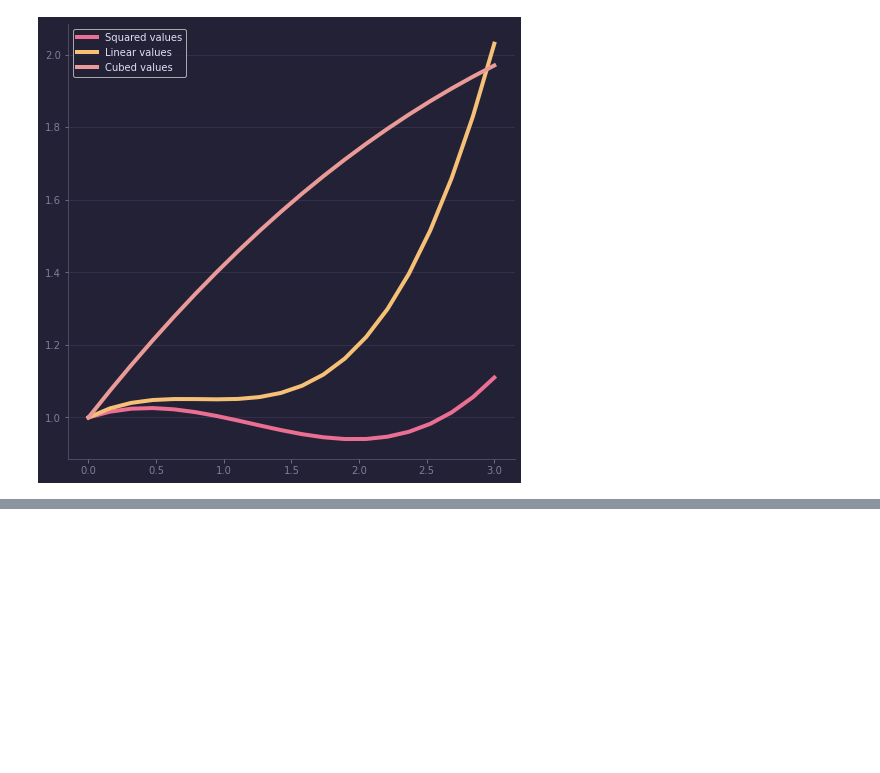
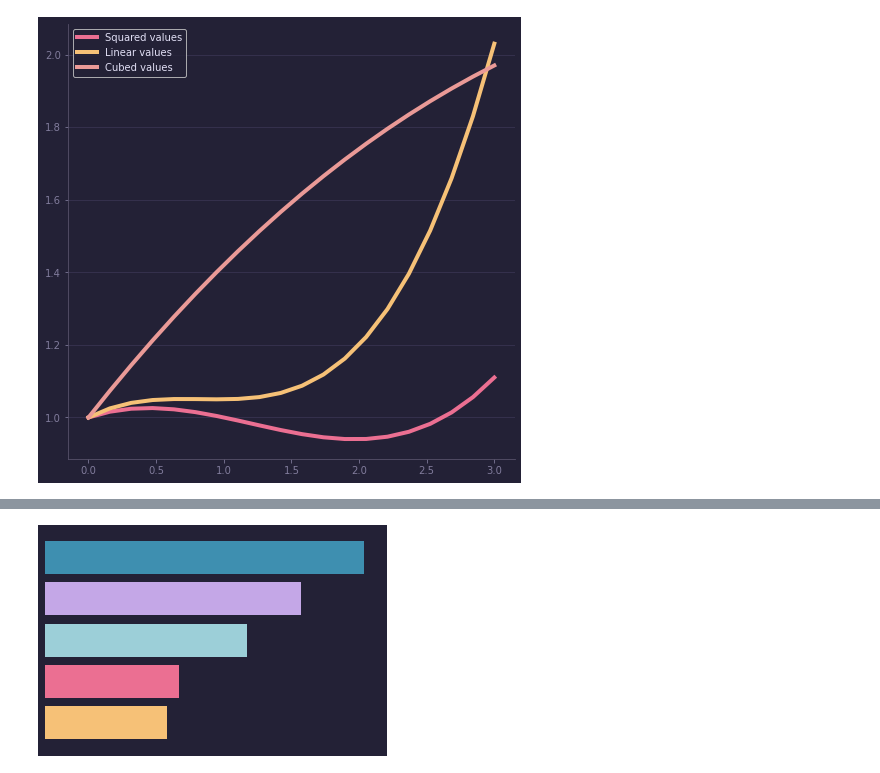
Before and after one commit to msimbao/counselsonlifestyle, a Jupyter notebook: plots/finalplayground.ipynb, the cells around one changed output, grey strips where cells are left out. Cells and saved outputs as stored; diff of their text form; code cells hidden in the pictures; blank space fills up the shorter version.

```diff
--- a/plots/finalplayground.ipynb
+++ b/plots/finalplayground.ipynb
@@ -267,0 +288,34 @@ plt.show()
+# %%
+# libraries
+# create dataset
+height = [2.9, 4.8, 3.2, 6.1, 7.6]
+bars = ('Vegan', 'Pesco-vegetarian', 'Lacto-ovo-vegetarian', 'Semi-vegetarian', 'Non-vegetarian')
+
+df = pd.DataFrame({
+    'Group': bars,
+    'Value': height
+})
+
+plt.style.use("rose-pine-moon.mplstyle")
+
+color = ['#f6c177', '#eb6f92', '#9ccfd8', '#c4a7e7', '#3e8fb0']
+
+# Initialize a Figure and an Axes
+fig, ax = plt.subplots()
+
+df = df.sort_values(by=['Value'])
+
+# Create horizontal bars
+ax.barh(y=df.Group, width=df.Value, color=color)
+
+ax.minorticks_off()
+
+ax.set_xticklabels([])
+ax.set_yticklabels([])
+
+ax.set_axis_off()
+ax.grid(True)
+# Show the plot
+plt.show()
+# %% [output]
+[figure, added]
```
Also changed, not shown: parts of 3 cells of this notebook, 12 other files.
